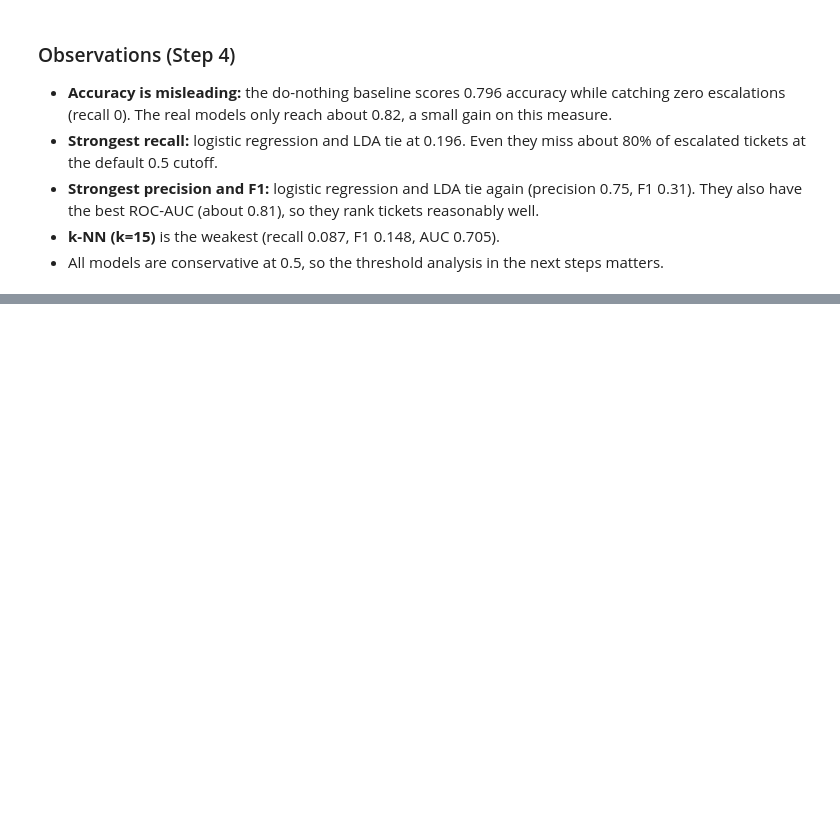
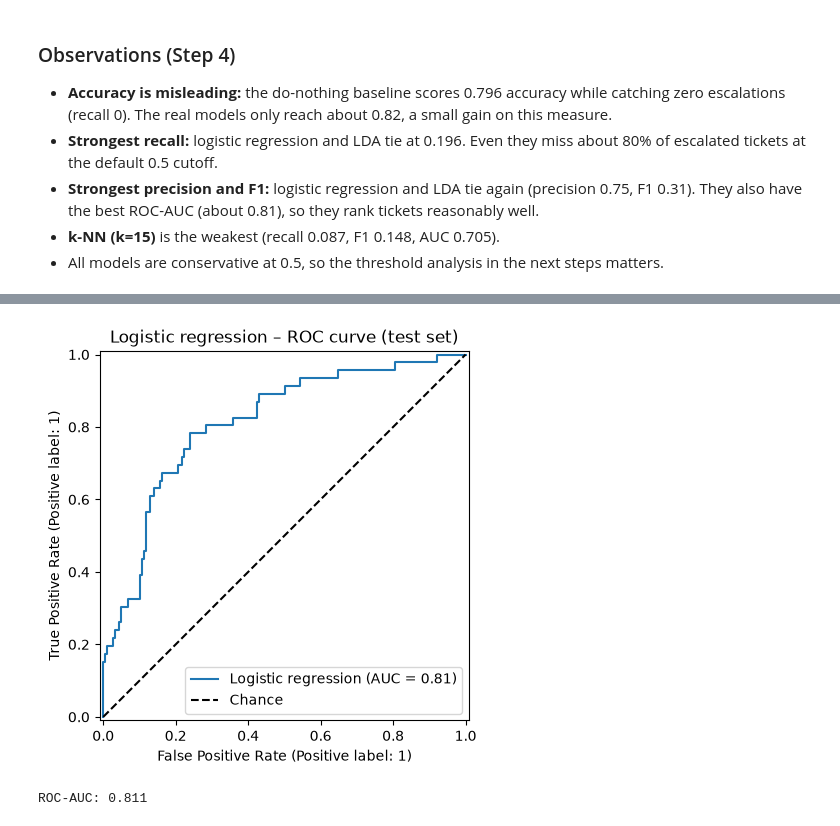
Before and after one commit to kal1kidan/Lab-03-ML-and-Big-Data, a Jupyter notebook: escalation_classification.ipynb, the cells around one changed output, grey strips where cells are left out. Cells and saved outputs as stored; diff of their text form; code cells hidden in the pictures; blank space fills up the shorter version.

```diff
--- a/escalation_classification.ipynb
+++ b/escalation_classification.ipynb
@@ -194,0 +220,11 @@ results
+# %%
+RocCurveDisplay.from_predictions(y_test, y_prob_lr, name="Logistic regression")
+plt.plot([0, 1], [0, 1], "k--", label="Chance")
+plt.title("Logistic regression – ROC curve (test set)")
+plt.legend()
+plt.show()
+
+print("ROC-AUC:", round(roc_auc_score(y_test, y_prob_lr), 3))
+# %% [output]
+[figure, added]
+ROC-AUC: 0.811
```
Also changed, not shown: parts of 2 cells of this notebook.
